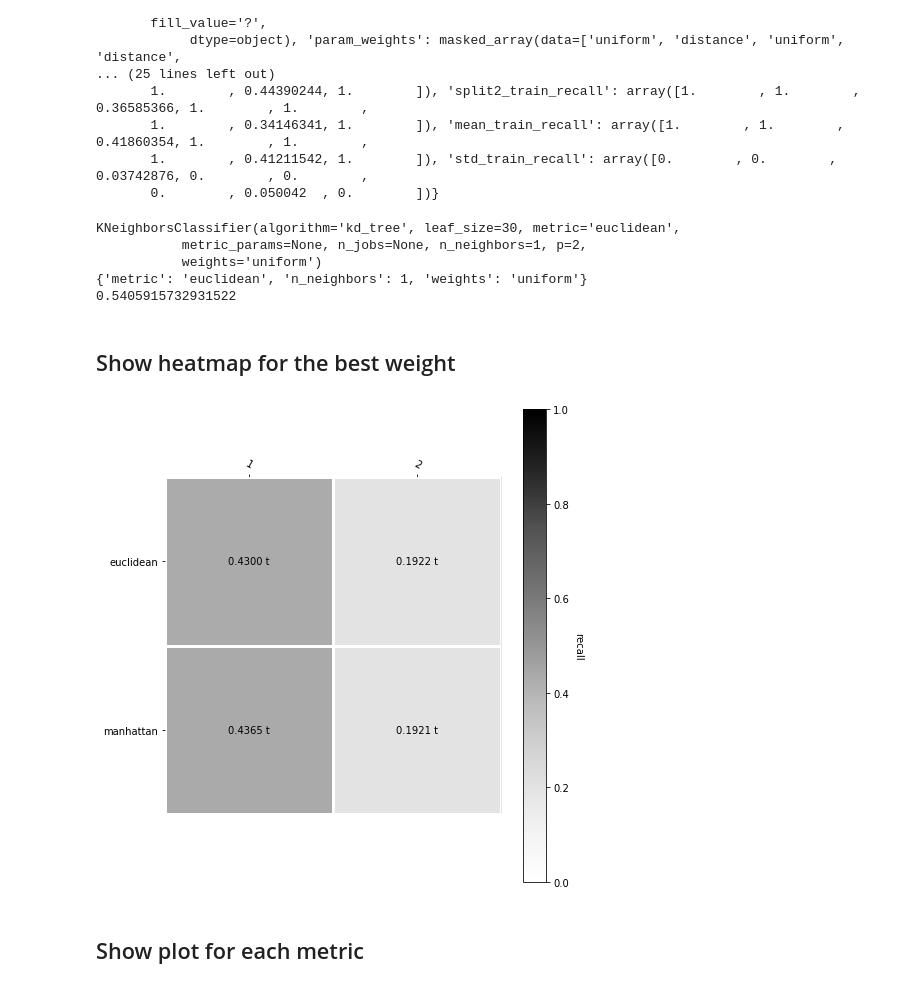
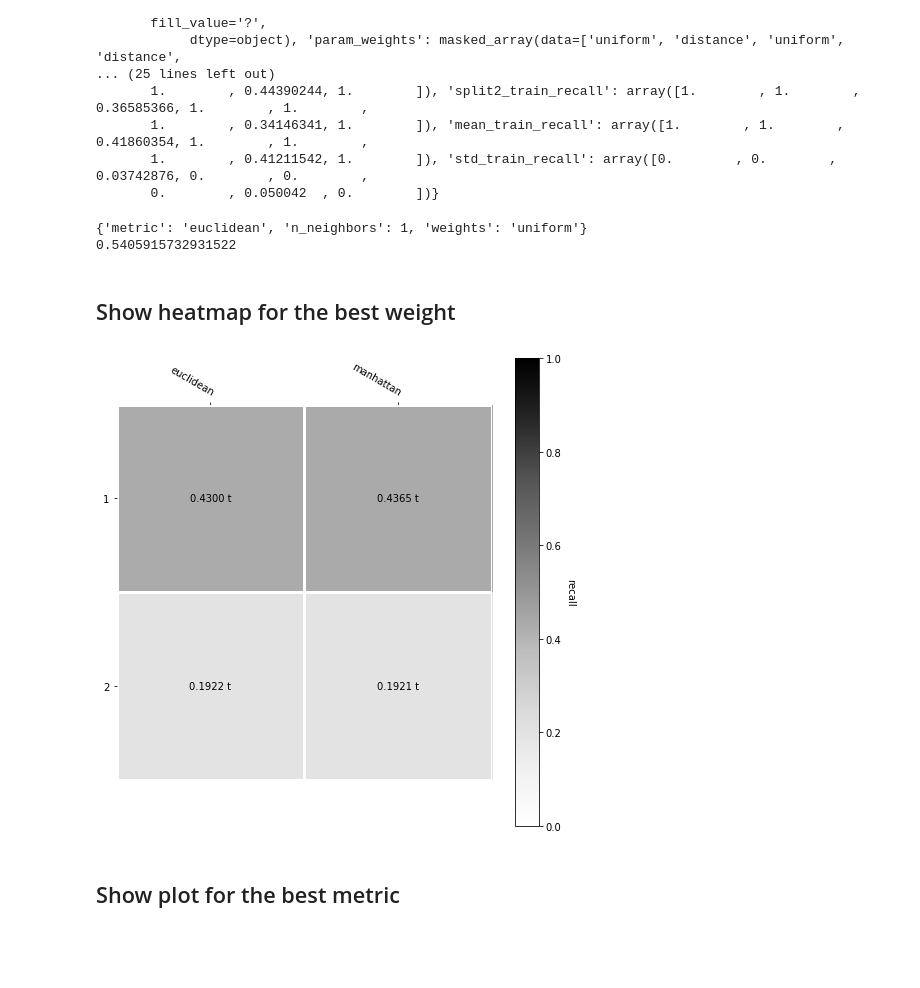
Before and after one commit to yordwynn/ElementaryPose, a Jupyter notebook: notebooks/kNN.ipynb, the cells around one changed output. Drawn from its saved outputs; the diff is of its cells as text; code cells hidden in the pictures; blank space fills up the shorter version.

```diff
--- a/notebooks/kNN.ipynb
+++ b/notebooks/kNN.ipynb
@@ -93,13 +93,9 @@ print(results)
        1.        , 0.41211542, 1.        ]), 'std_train_recall': array([0.        , 0.        , 0.03742876, 0.        , 0.        ,
        0.        , 0.050042  , 0.        ])}
 # %%
-print(gs.best_estimator_)
 print(gs.best_params_)
 print(gs.best_score_)
 # %% [output]
-KNeighborsClassifier(algorithm='kd_tree', leaf_size=30, metric='euclidean',
-           metric_params=None, n_jobs=None, n_neighbors=1, p=2,
-           weights='uniform')
 {'metric': 'euclidean', 'n_neighbors': 1, 'weights': 'uniform'}
 0.5405915732931522
 # %% [markdown]
@@ -107,26 +103,28 @@ KNeighborsClassifier(algorithm='kd_tree', leaf_size=30, metric='euclidean',
 # %%
 from heat_map import heatmap, annotate_heatmap
 
+metric = ["euclidean", "manhattan"]
+metric_count = len(metric)
+n_neighbors = range(1, 3)
+n_neghbors_count = len(n_neighbors)
 weights = ["uniform", "distance"]
-metric = ["euclidean", "manhattan"]
-n_neighbors = range(1, 3)
+weights_count = len(weights)
 
 mean_test_recall = results['mean_test_recall']
-mean_test_recall = mean_test_recall.reshape((2, 2, 2))
-mean_test_recall = mean_test_recall.transpose(2, 0, 1)
+mean_test_recall = mean_test_recall.reshape((metric_count, n_neghbors_count, weights_count))
+mean_test_recall = mean_test_recall.transpose(2, 1, 0)
 mean_test_recall = mean_test_recall[0]
 
 
 plt.rcParams["figure.figsize"]=[7, 7]
 fig, ax = plt.subplots()
 
-im, cbar = heatmap(mean_test_recall, metric, n_neighbors, ax=ax,
-                   cmap="Greys", vmin=0, vmax=1, cbarlabel="recall")
+im, cbar = heatmap(mean_test_recall, n_neighbors, metric, ax=ax, cmap="Greys", vmin=0, vmax=1, cbarlabel="recall")
 texts = annotate_heatmap(im, valfmt="{x:.4f} t", textcolors=["black", "white"], threshold=0.5)
 
 fig.tight_layout()
 plt.show()
 # %% [output]
-[figure, old version]
+[figure, new version]
 # %% [markdown]
-## Show plot for each metric
+## Show plot for the best metric
```
Also changed, not shown: parts of 2 cells of this notebook.
